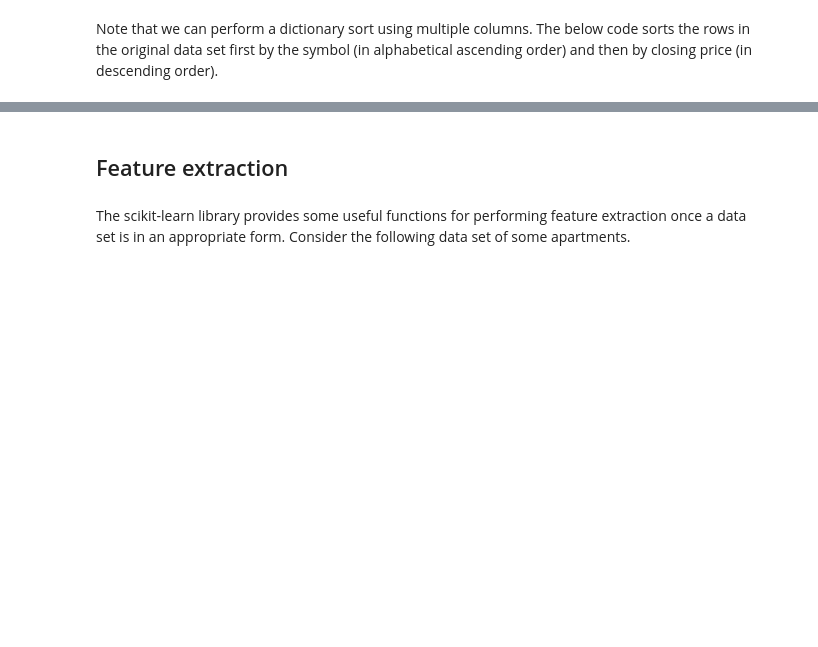
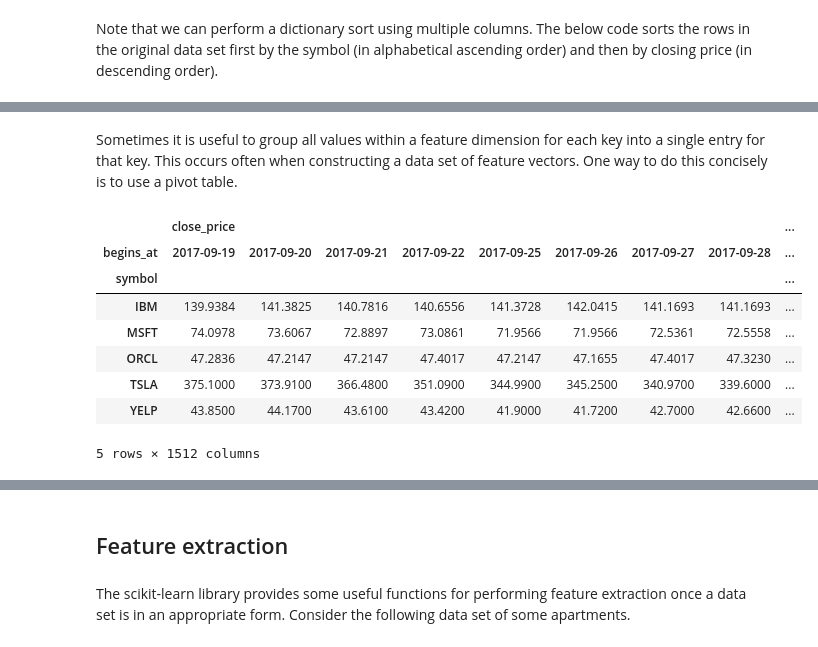
Before and after one commit to lapets/course-data-science, a Jupyter notebook: lecture-2018-09-18.ipynb, the cells around one changed output, grey strips where cells are left out. Cells and saved outputs as stored; diff of their text form; code cells hidden in the pictures; blank space fills up the shorter version.

```diff
--- a/lecture-2018-09-18.ipynb
+++ b/lecture-2018-09-18.ipynb
@@ -114 +110,16 @@ df.sort_values(['symbol', 'close_price'], ascending=[True, False])
 1260 rows × 9 columns
+# %% [markdown]
+Sometimes it is useful to group all values within a feature dimension for each key into a single entry for that key. This occurs often when constructing a data set of feature vectors. One way to do this concisely is to use a pivot table.
+# %%
+table = pd.pivot_table(df, index=['symbol'], columns=['begins_at'])
+table
+# %% [output]
+|  | close_price |  |  |  |  |  |  |  | ... |
+| begins_at | 2017-09-19 | 2017-09-20 | 2017-09-21 | 2017-09-22 | 2017-09-25 | 2017-09-26 | 2017-09-27 | 2017-09-28 | ... |
+| symbol |  |  |  |  |  |  |  |  | ... |
+| IBM | 139.9384 | 141.3825 | 140.7816 | 140.6556 | 141.3728 | 142.0415 | 141.1693 | 141.1693 | ... |
+| MSFT | 74.0978 | 73.6067 | 72.8897 | 73.0861 | 71.9566 | 71.9566 | 72.5361 | 72.5558 | ... |
+| ORCL | 47.2836 | 47.2147 | 47.2147 | 47.4017 | 47.2147 | 47.1655 | 47.4017 | 47.3230 | ... |
+| TSLA | 375.1000 | 373.9100 | 366.4800 | 351.0900 | 344.9900 | 345.2500 | 340.9700 | 339.6000 | ... |
+| YELP | 43.8500 | 44.1700 | 43.6100 | 43.4200 | 41.9000 | 41.7200 | 42.7000 | 42.6600 | ... |
+5 rows × 1512 columns
```
Also changed, not shown: parts of 14 cells of this notebook.
